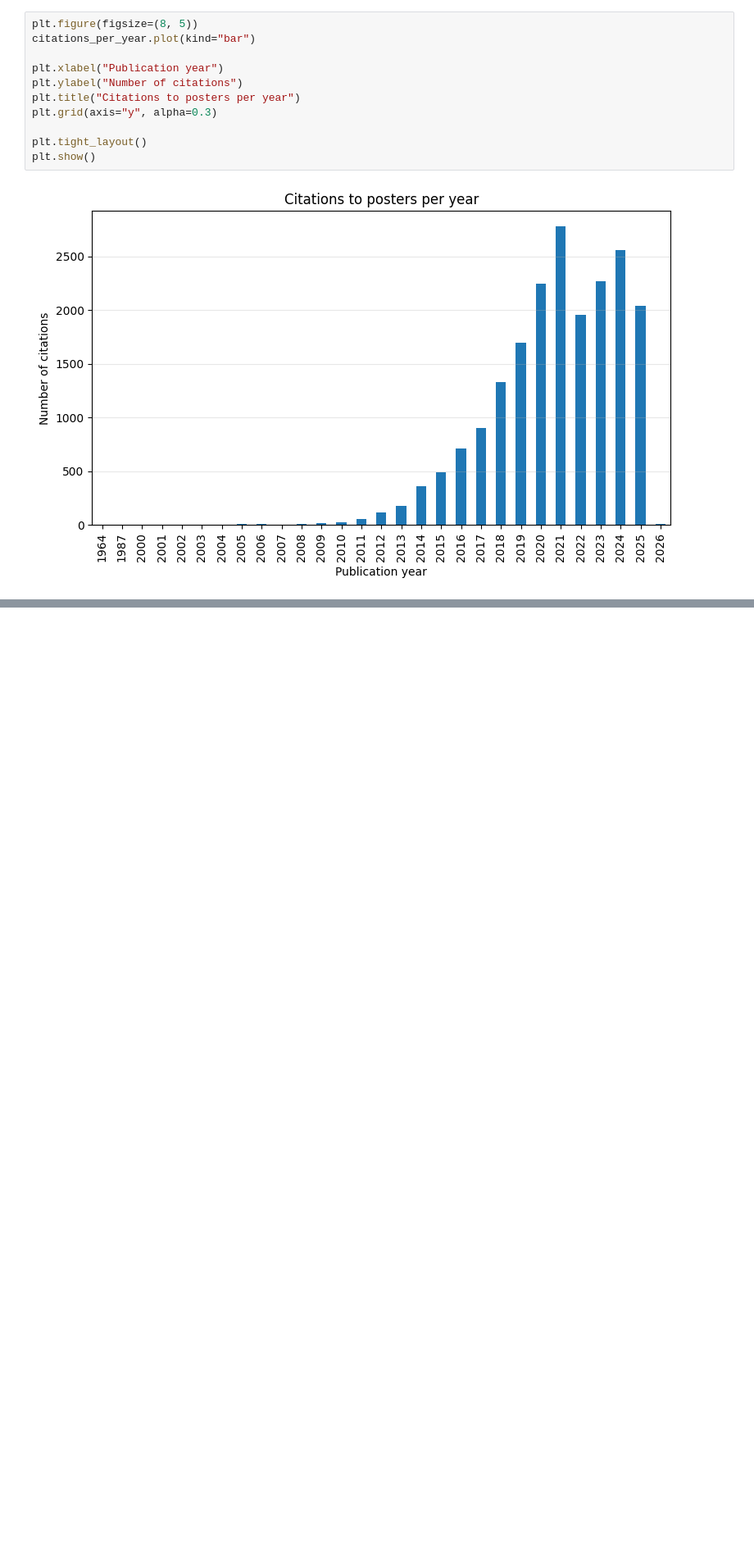
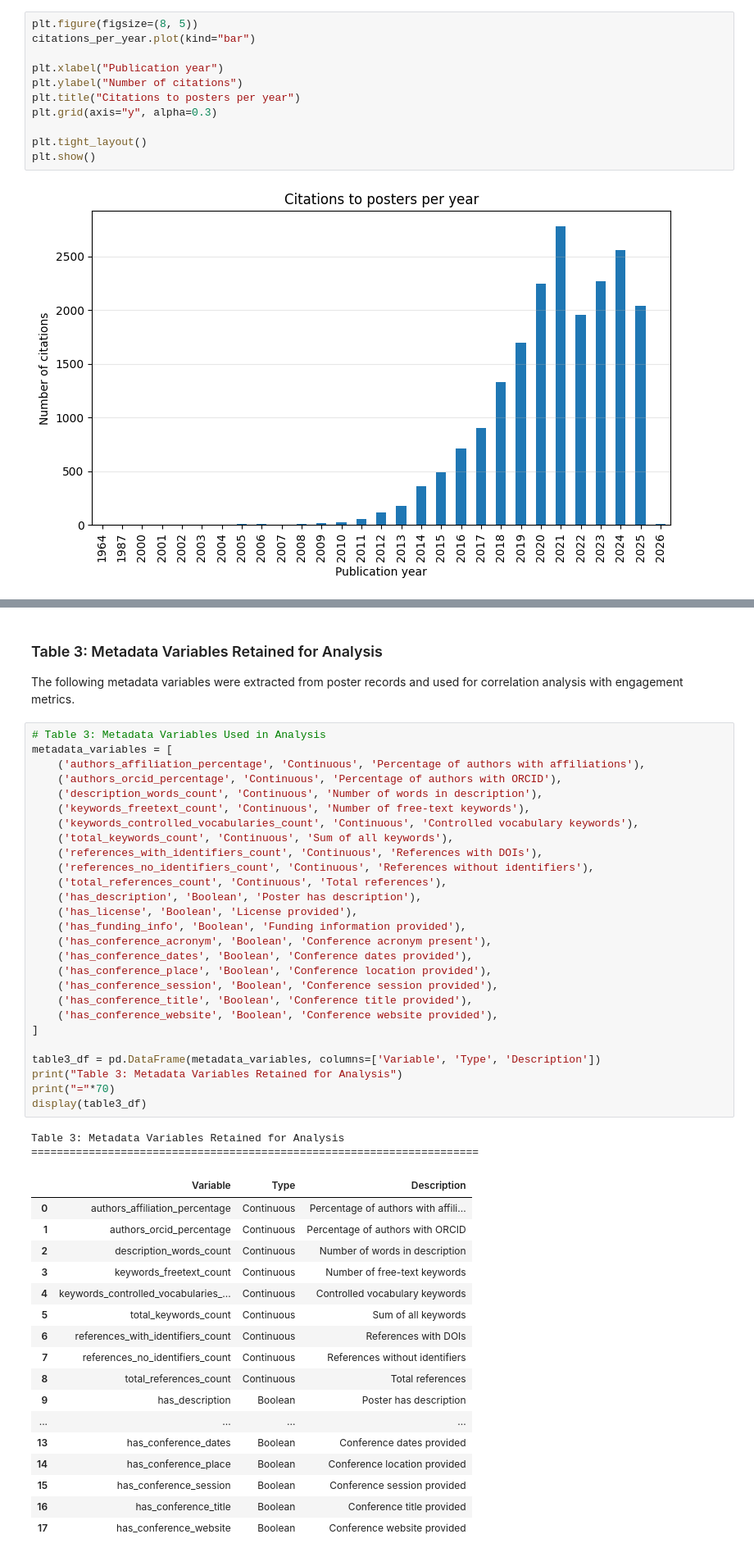
Before and after one commit to fairdataihub/poster-sharing-reuse-paper-code, a Jupyter notebook: poster-reuse.ipynb, the cells around one changed output, grey strips where cells are left out. Shown at 82% size. Saved outputs shown, nothing was run; the diff lists cells and outputs as text; blank space fills up the shorter version.

```diff
--- a/poster-reuse.ipynb
+++ b/poster-reuse.ipynb
@@ -1092,0 +866,51 @@ All the data is complete (non-empty) and valid (data types are as expected)
+# %% [markdown]
+### Table 3: Metadata Variables Retained for Analysis
+
+The following metadata variables were extracted from poster records and used for correlation analysis with engagement metrics.
+# %%
+# Table 3: Metadata Variables Used in Analysis
+metadata_variables = [
+    ('authors_affiliation_percentage', 'Continuous', 'Percentage of authors with affiliations'),
+    ('authors_orcid_percentage', 'Continuous', 'Percentage of authors with ORCID'),
+    ('description_words_count', 'Continuous', 'Number of words in description'),
+    ('keywords_freetext_count', 'Continuous', 'Number of free-text keywords'),
+    ('keywords_controlled_vocabularies_count', 'Continuous', 'Controlled vocabulary keywords'),
+    ('total_keywords_count', 'Continuous', 'Sum of all keywords'),
+    ('references_with_identifiers_count', 'Continuous', 'References with DOIs'),
+    ('references_no_identifiers_count', 'Continuous', 'References without identifiers'),
+    ('total_references_count', 'Continuous', 'Total references'),
+    ('has_description', 'Boolean', 'Poster has description'),
+    ('has_license', 'Boolean', 'License provided'),
+    ('has_funding_info', 'Boolean', 'Funding information provided'),
+    ('has_conference_acronym', 'Boolean', 'Conference acronym present'),
+    ('has_conference_dates', 'Boolean', 'Conference dates provided'),
+    ('has_conference_place', 'Boolean', 'Conference location provided'),
+    ('has_conference_session', 'Boolean', 'Conference session provided'),
+    ('has_conference_title', 'Boolean', 'Conference title provided'),
+    ('has_conference_website', 'Boolean', 'Conference website provided'),
+]
+
+table3_df = pd.DataFrame(metadata_variables, columns=['Variable', 'Type', 'Description'])
+print("Table 3: Metadata Variables Retained for Analysis")
+print("="*70)
+display(table3_df)
+# %% [output]
+Table 3: Metadata Variables Retained for Analysis
+======================================================================
+|  | Variable | Type | Description |
+| 0 | authors_affiliation_percentage | Continuous | Percentage of authors with affili... |
+| 1 | authors_orcid_percentage | Continuous | Percentage of authors with ORCID |
+| 2 | description_words_count | Continuous | Number of words in description |
+| 3 | keywords_freetext_count | Continuous | Number of free-text keywords |
+| 4 | keywords_controlled_vocabularies_... | Continuous | Controlled vocabulary keywords |
+| 5 | total_keywords_count | Continuous | Sum of all keywords |
+| 6 | references_with_identifiers_count | Continuous | References with DOIs |
+| 7 | references_no_identifiers_count | Continuous | References without identifiers |
+| 8 | total_references_count | Continuous | Total references |
+| 9 | has_description | Boolean | Poster has description |
+| ... | ... | ... | ... |
+| 13 | has_conference_dates | Boolean | Conference dates provided |
+| 14 | has_conference_place | Boolean | Conference location provided |
+| 15 | has_conference_session | Boolean | Conference session provided |
+| 16 | has_conference_title | Boolean | Conference title provided |
+| 17 | has_conference_website | Boolean | Conference website provided |
```
Also changed, not shown: parts of 38 cells of this notebook.
